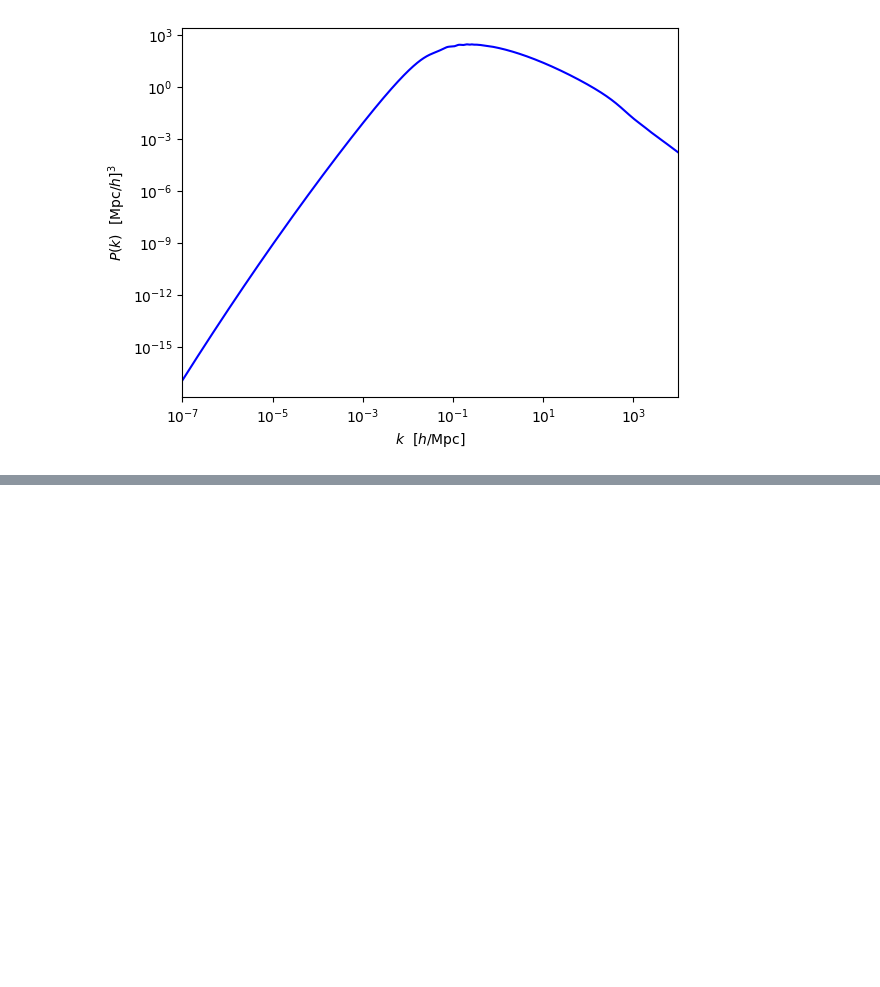
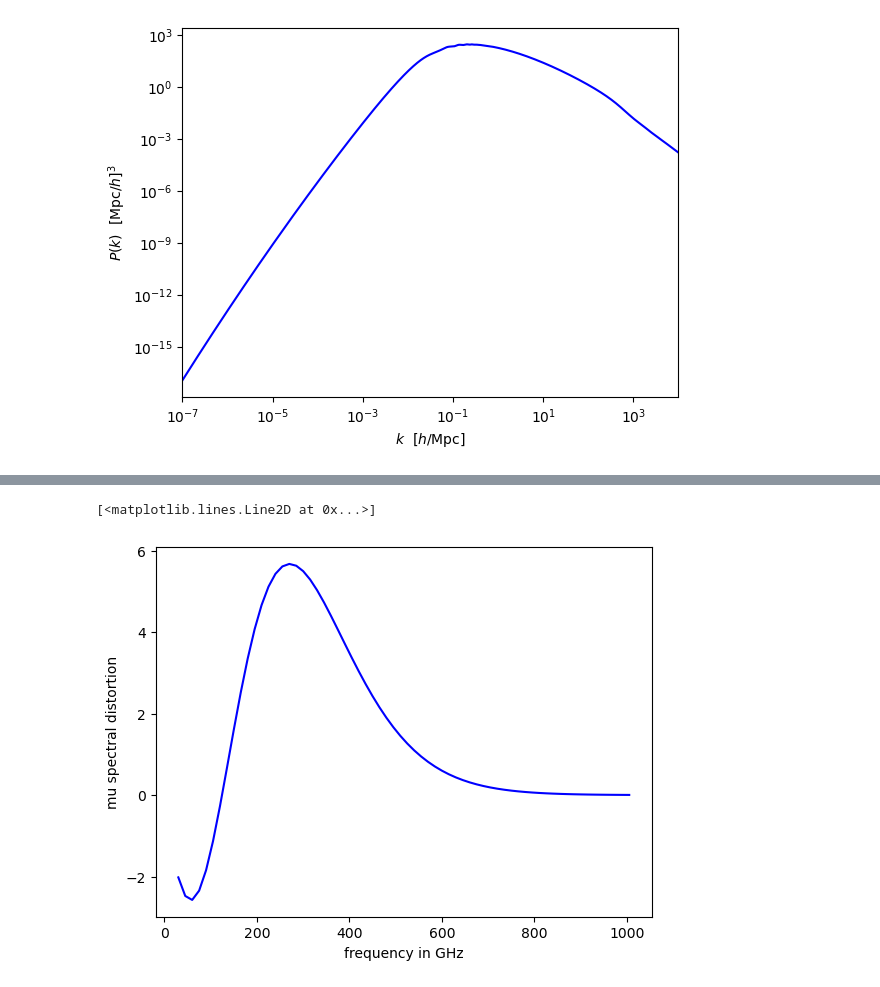
Before and after one commit to P-12/masterProject, a Jupyter notebook: MasterProject.ipynb, the cells around one changed output, grey strips where cells are left out. Cells and saved outputs as stored; diff of their text form; code cells hidden in the pictures; blank space fills up the shorter version.

```diff
--- a/MasterProject.ipynb
+++ b/MasterProject.ipynb
@@ -136,0 +176,9 @@ plt.plot(kk,Pk,'b-')
+# %%
+# plot mu
+plt.figure(3)
+plt.xlabel(r'frequency in GHz')
+plt.ylabel(r'mu spectral distortion')
+plt.plot(z,mu,'b-')
+# %% [output]
+[<matplotlib.lines.Line2D at 0x...>]
+[figure, added]
```
Also changed, not shown: parts of 6 cells of this notebook, 1 other file.
